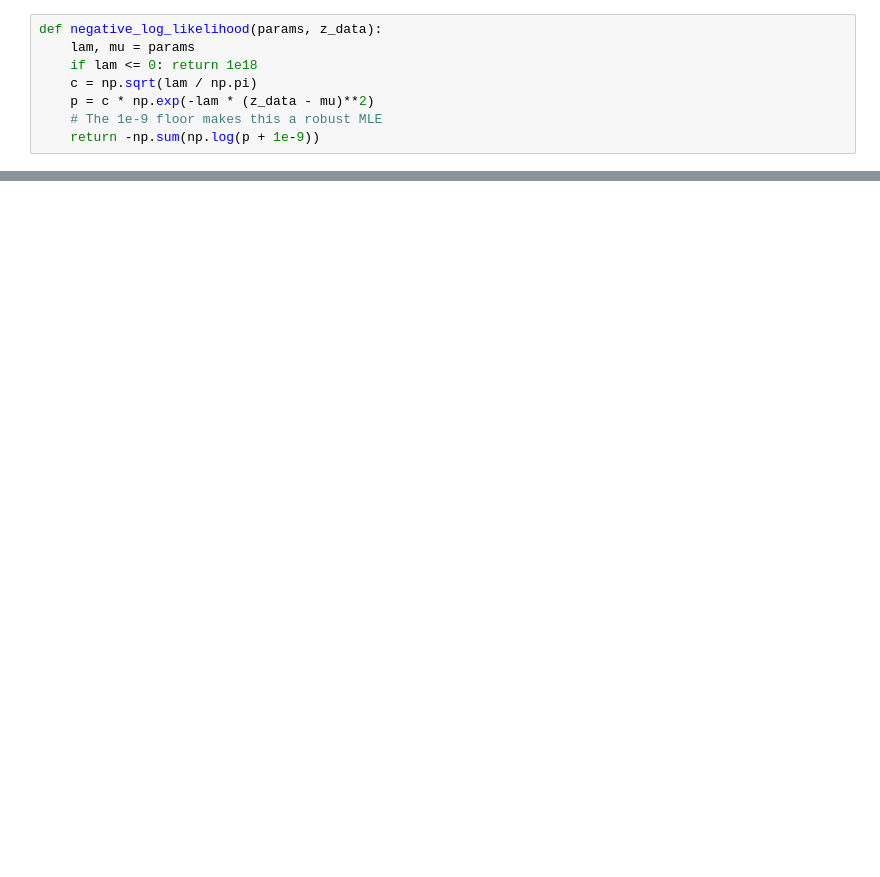
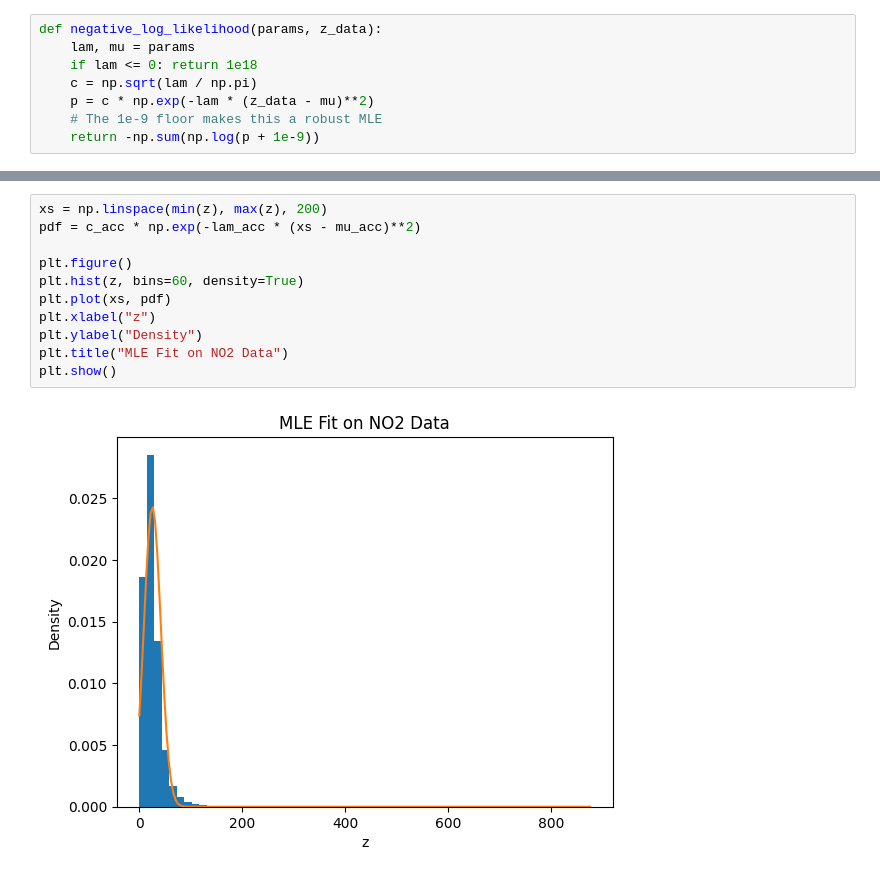
Before and after one commit to Mehak3360/Predictive_Statistics_ASSGN1, a Jupyter notebook: Predicitive_Assgn1.ipynb, the cells around one changed output, grey strips where cells are left out. Drawn from its saved outputs; the diff is of its cells as text; blank space fills up the shorter version.

```diff
--- a/Predicitive_Assgn1.ipynb
+++ b/Predicitive_Assgn1.ipynb
@@ -58,0 +68,13 @@ Refined c:      0.02708334
+# %%
+xs = np.linspace(min(z), max(z), 200)
+pdf = c_acc * np.exp(-lam_acc * (xs - mu_acc)**2)
+
+plt.figure()
+plt.hist(z, bins=60, density=True)
+plt.plot(xs, pdf)
+plt.xlabel("z")
+plt.ylabel("Density")
+plt.title("MLE Fit on NO2 Data")
+plt.show()
+# %% [output]
+[figure, added]
```
Also changed, not shown: parts of 5 cells of this notebook.
